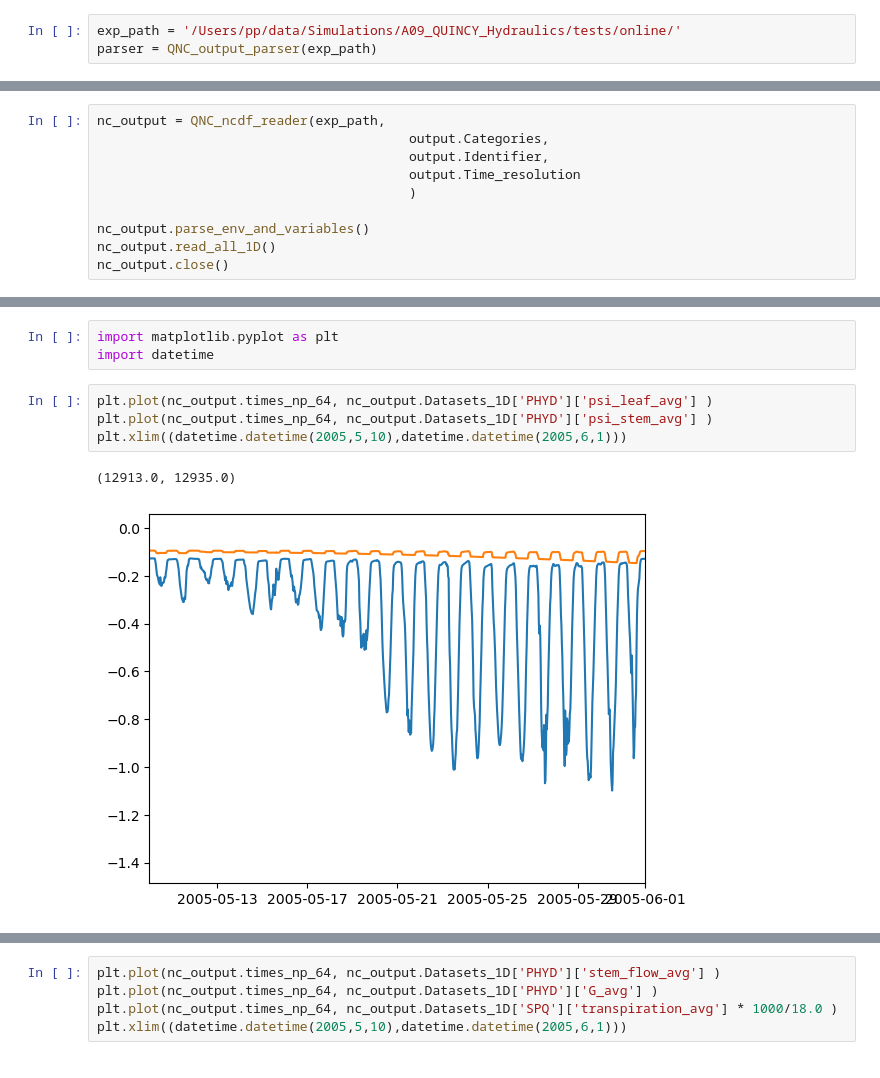
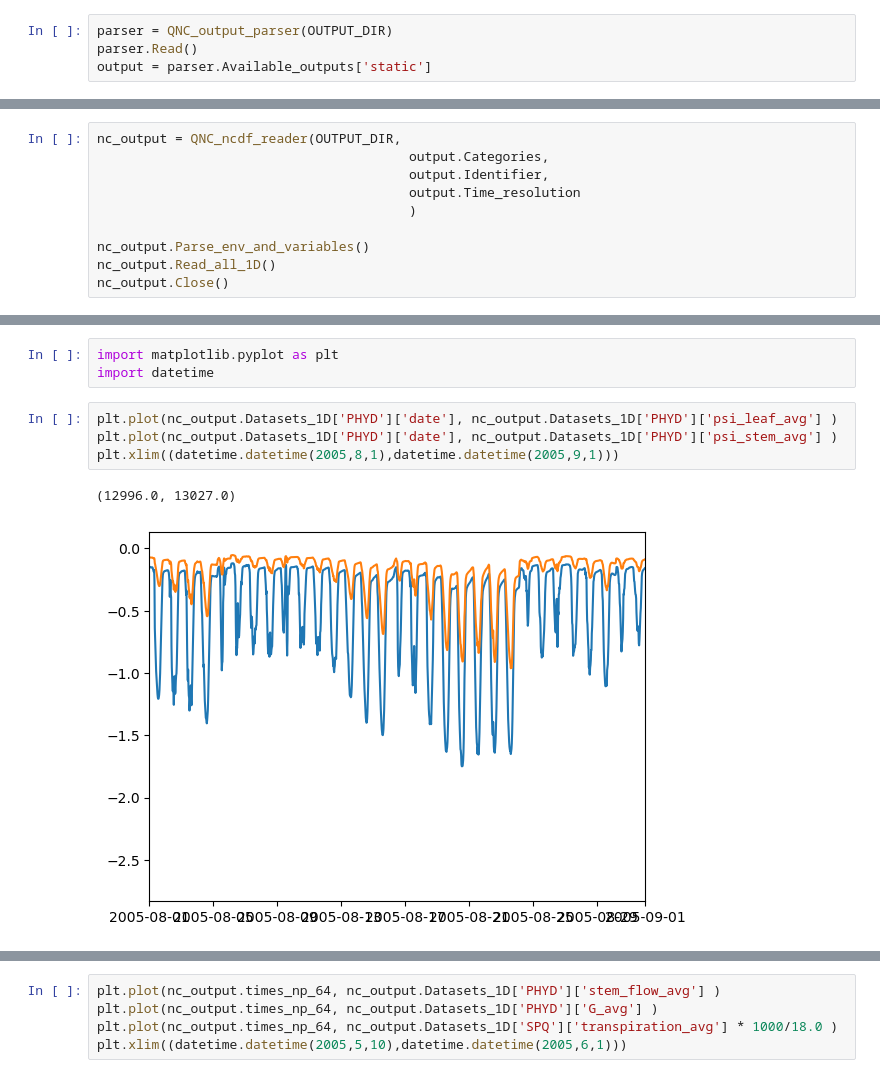
Before and after one commit to PhillipPapastefanou/QPy, a Jupyter notebook: examples/post_process/plant_hydraulics/SingleCompare.ipynb, the cells around one changed output, grey strips where cells are left out. Drawn from its saved outputs; the diff is of its cells as text.

```diff
--- a/examples/post_process/plant_hydraulics/SingleCompare.ipynb
+++ b/examples/post_process/plant_hydraulics/SingleCompare.ipynb
@@ -32,3 +152,4 @@ yes
 # %%
-exp_path = '/Users/pp/data/Simulations/A09_QUINCY_Hydraulics/tests/online/'
-parser = QNC_output_parser(exp_path)
+parser = QNC_output_parser(OUTPUT_DIR)
+parser.Read()
+output = parser.Available_outputs['static']
@@ -50,12 +156,12 @@ output.Time_resolution
 # %%
-nc_output = QNC_ncdf_reader(exp_path,
+nc_output = QNC_ncdf_reader(OUTPUT_DIR,
                                         output.Categories,
                                         output.Identifier,
                                         output.Time_resolution
                                         )
 
-nc_output.parse_env_and_variables()
-nc_output.read_all_1D()
-nc_output.close()
+nc_output.Parse_env_and_variables()
+nc_output.Read_all_1D()
+nc_output.Close()
 # %% [output]
      Reading time variable...      Done! (0.0 sec.)
@@ -109,9 +208,9 @@ array(['1993-01-01T00:00:00', '1993-01-01T00:30:00',
 import matplotlib.pyplot as plt
 import datetime
 # %%
-plt.plot(nc_output.times_np_64, nc_output.Datasets_1D['PHYD']['psi_leaf_avg'] )
-plt.plot(nc_output.times_np_64, nc_output.Datasets_1D['PHYD']['psi_stem_avg'] )
-plt.xlim((datetime.datetime(2005,5,10),datetime.datetime(2005,6,1)))
+plt.plot(nc_output.Datasets_1D['PHYD']['date'], nc_output.Datasets_1D['PHYD']['psi_leaf_avg'] )
+plt.plot(nc_output.Datasets_1D['PHYD']['date'], nc_output.Datasets_1D['PHYD']['psi_stem_avg'] )
+plt.xlim((datetime.datetime(2005,8,1),datetime.datetime(2005,9,1)))
 # %% [output]
-(12913.0, 12935.0)
+(12996.0, 13027.0)
-[figure, old version]
+[figure, new version]
```
Also changed, not shown: parts of 15 cells of this notebook, 2 other files.
